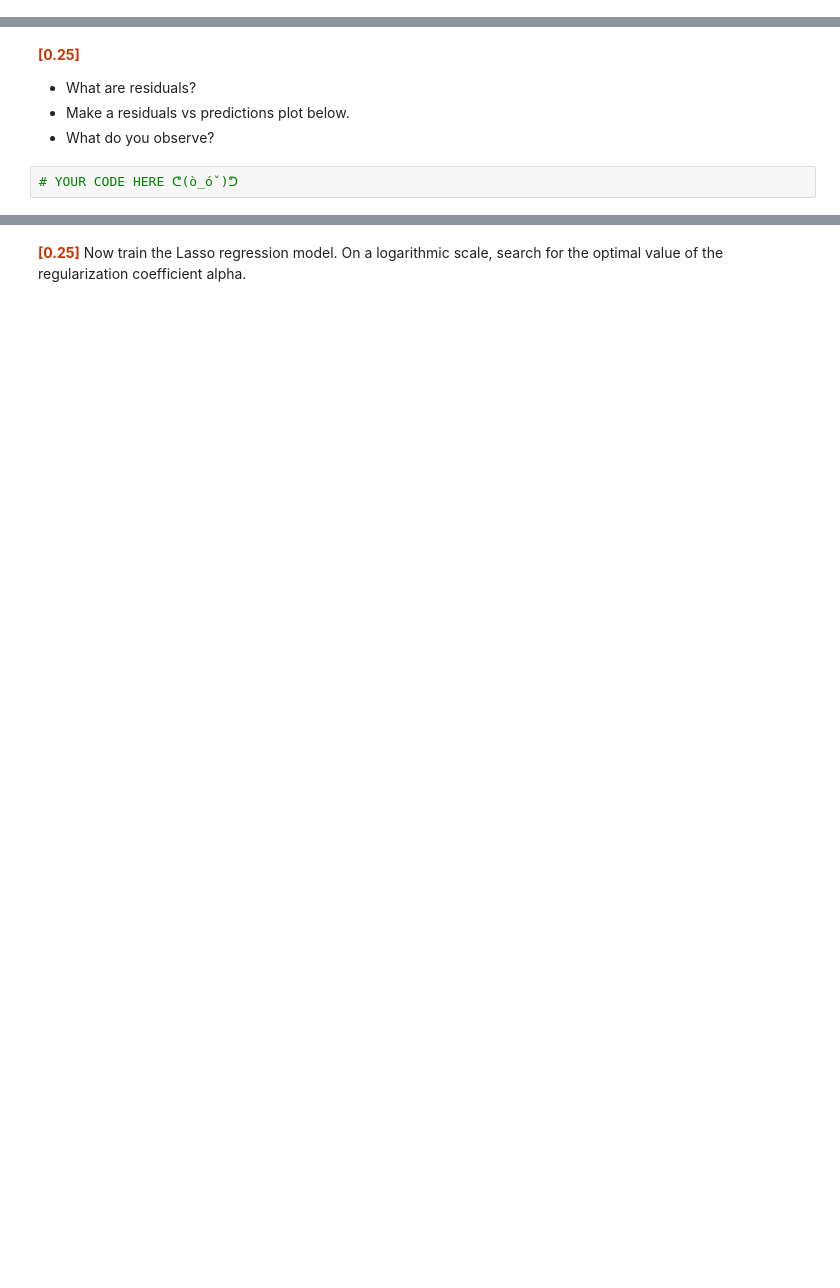
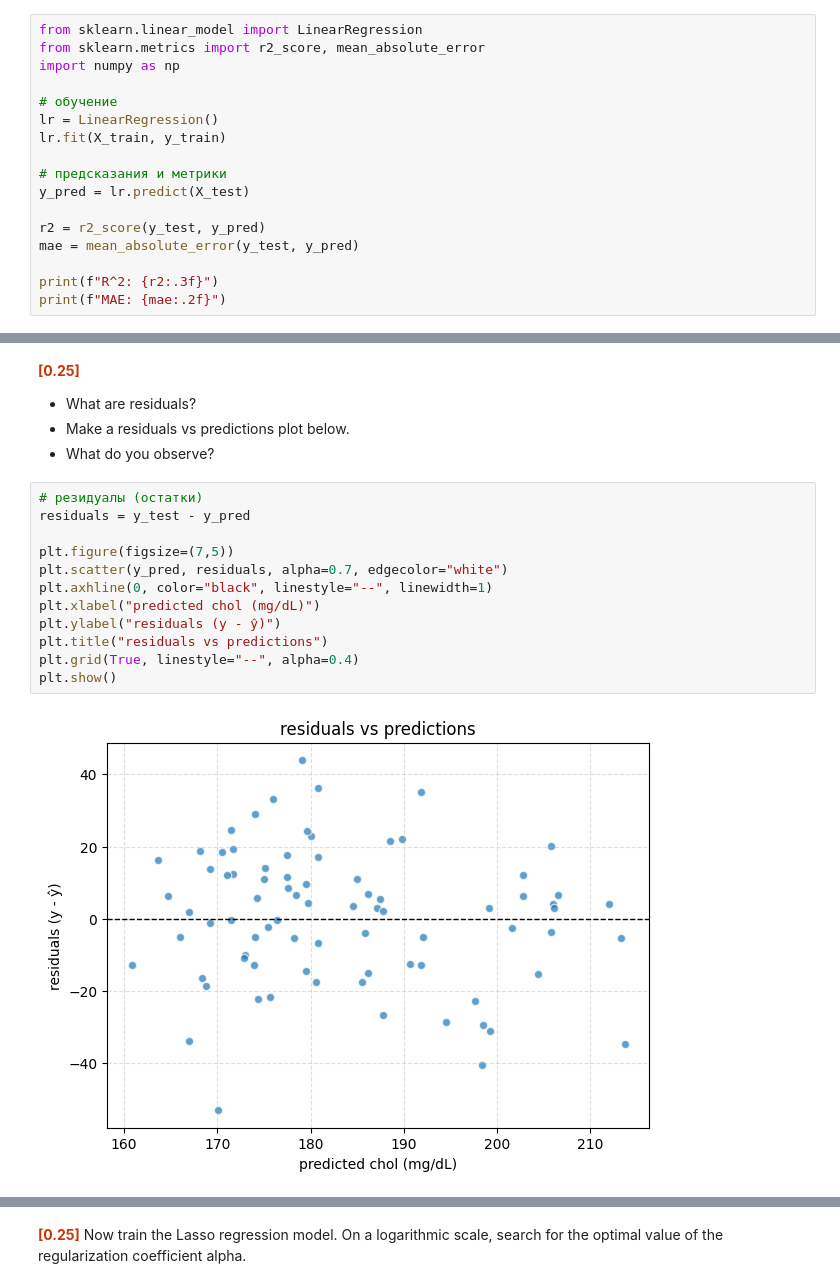
Before and after one commit to vlada-kazantsevaa/homeworks, a Jupyter notebook: Homeworks/hw-2/HW_2_(Regression).ipynb, the cells around one changed output, grey strips where cells are left out. Saved outputs shown, nothing was run; the diff lists cells and outputs as text; blank space fills up the shorter version.

```diff
--- a/Homeworks/hw-2/HW_2_(Regression).ipynb
+++ b/Homeworks/hw-2/HW_2_(Regression).ipynb
@@ -268,0 +334,17 @@ Shape: (400, 14)
+# %%
+from sklearn.linear_model import LinearRegression
+from sklearn.metrics import r2_score, mean_absolute_error
+import numpy as np
+
+# обучение
+lr = LinearRegression()
+lr.fit(X_train, y_train)
+
+# предсказания и метрики
+y_pred = lr.predict(X_test)
+
+r2 = r2_score(y_test, y_pred)
+mae = mean_absolute_error(y_test, y_pred)
+
+print(f"R^2: {r2:.3f}")
+print(f"MAE: {mae:.2f}")
@@ -279,5 +391,17 @@ Shape: (400, 14)
 * What are residuals?
 * Make a residuals vs predictions plot below.
 * What do you observe?
-# %%
-# YOUR CODE HERE ᕦ(ò_óˇ)ᕤ
+# %%
+# резидуалы (остатки)
+residuals = y_test - y_pred
+
+plt.figure(figsize=(7,5))
+plt.scatter(y_pred, residuals, alpha=0.7, edgecolor="white")
+plt.axhline(0, color="black", linestyle="--", linewidth=1)
+plt.xlabel("predicted chol (mg/dL)")
+plt.ylabel("residuals (y - ŷ)")
+plt.title("residuals vs predictions")
+plt.grid(True, linestyle="--", alpha=0.4)
+plt.show()
+# %% [output]
+[figure, added]
```
Also changed, not shown: parts of 27 cells of this notebook.
